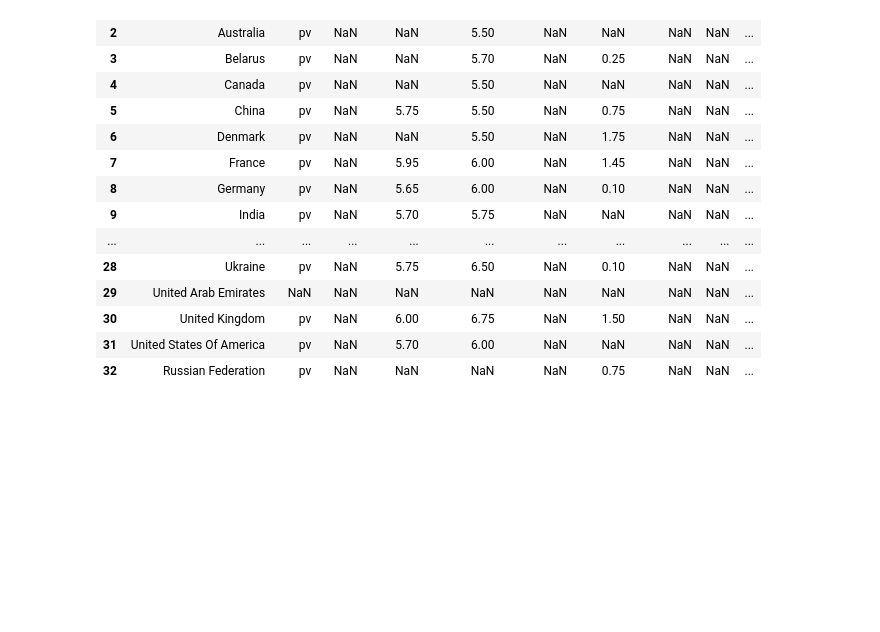
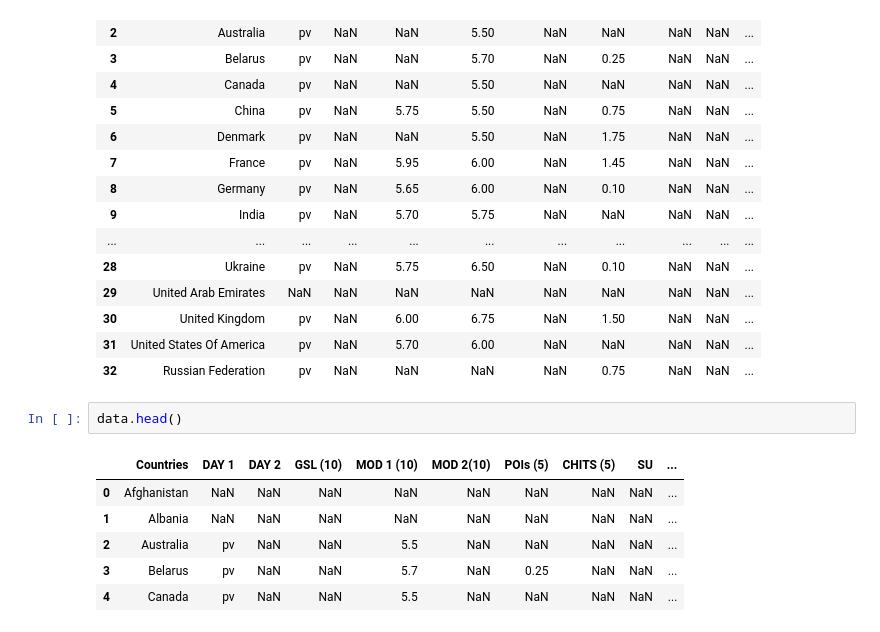
Before and after one commit to Sparsh015/data_analytics, a Jupyter notebook: pandas/pd_with_excel.ipynb, the cells around one changed output. Saved outputs shown, nothing was run; the diff lists cells and outputs as text; blank space fills up the shorter version.

```diff
--- a/pandas/pd_with_excel.ipynb
+++ b/pandas/pd_with_excel.ipynb
@@ -22,3 +22,12 @@ data
 | 30 | United Kingdom | pv | NaN | 6.00 | 6.75 | NaN | 1.50 | NaN | NaN | ... |
 | 31 | United States Of America | pv | NaN | 5.70 | 6.00 | NaN | NaN | NaN | NaN | ... |
 | 32 | Russian Federation | pv | NaN | NaN | NaN | NaN | 0.75 | NaN | NaN | ... |
+# %%
+data.head()
+# %% [output]
+|  | Countries | DAY 1 | DAY 2 | GSL (10) | MOD 1 (10) | MOD 2(10) | POIs (5) | CHITS (5) | SU | ... |
+| 0 | Afghanistan | NaN | NaN | NaN | NaN | NaN | NaN | NaN | NaN | ... |
+| 1 | Albania | NaN | NaN | NaN | NaN | NaN | NaN | NaN | NaN | ... |
+| 2 | Australia | pv | NaN | NaN | 5.5 | NaN | NaN | NaN | NaN | ... |
+| 3 | Belarus | pv | NaN | NaN | 5.7 | NaN | 0.25 | NaN | NaN | ... |
+| 4 | Canada | pv | NaN | NaN | 5.5 | NaN | NaN | NaN | NaN | ... |
```
Also changed, not shown: parts of 10 cells of this notebook.
